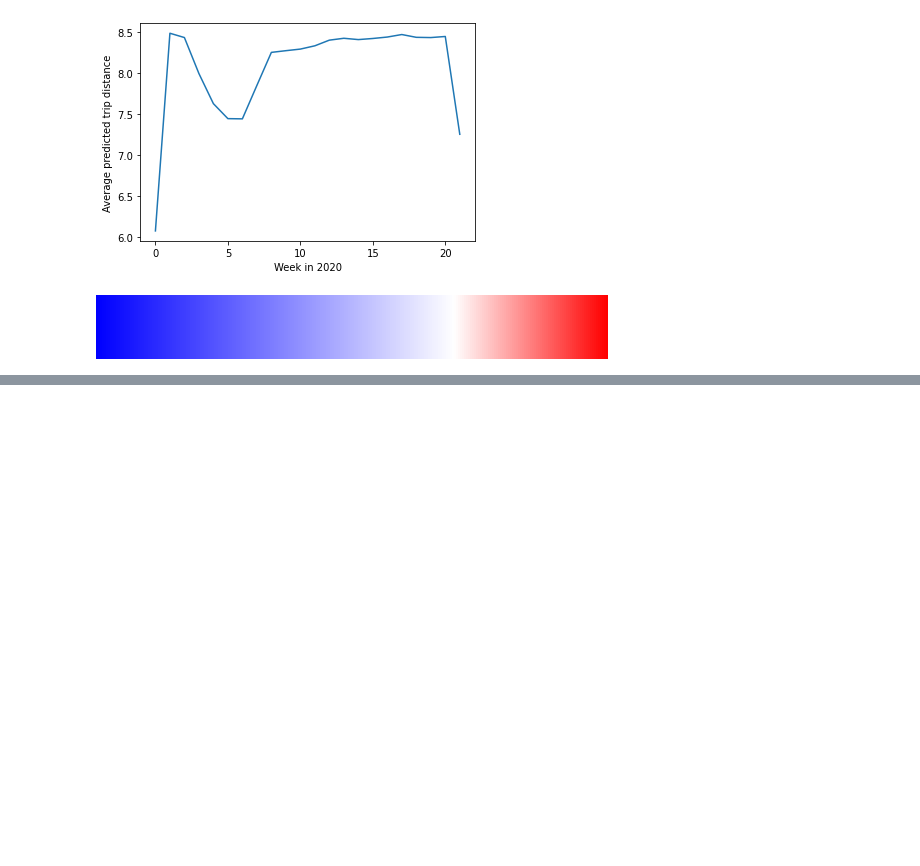
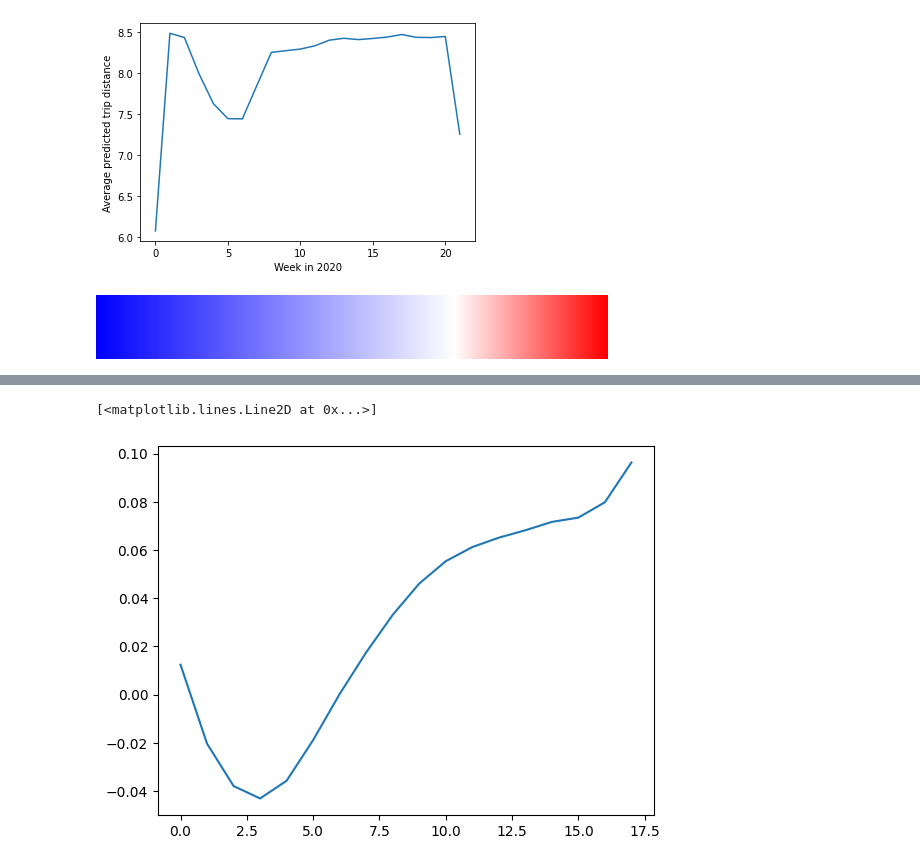
Before and after one commit to HuangNX/Conformity_Casual_Inferance, a Jupyter notebook: try_ATE.ipynb, the cells around one changed output, grey strips where cells are left out. Saved outputs shown, nothing was run; the diff lists cells and outputs as text; code cells hidden in the pictures; blank space fills up the shorter version.

```diff
--- a/try_ATE.ipynb
+++ b/try_ATE.ipynb
@@ -1092,0 +1229,13 @@ linear_cmap
+# %%
+effects = prediction_plus- prediction
+index_groupby = pd.DataFrame({"index": dataset['treatments'][:,:,conformity_index].flatten(), "effects": effects.flatten()}).groupby(
+        "index")
+mean_effects = index_groupby.mean().to_numpy().flatten()
+ale = np.array([0, *np.cumsum(mean_effects)])
+ale = (ale[1:] + ale[:-1]) / 2
+ale -= np.sum(ale * index_groupby.size() / (num_samples*length))
+# %%
+plt.plot(ale)
+# %% [output]
+[<matplotlib.lines.Line2D at 0x...>]
+[figure, added]
```
Also changed, not shown: parts of 56 cells of this notebook, 21 other files.
